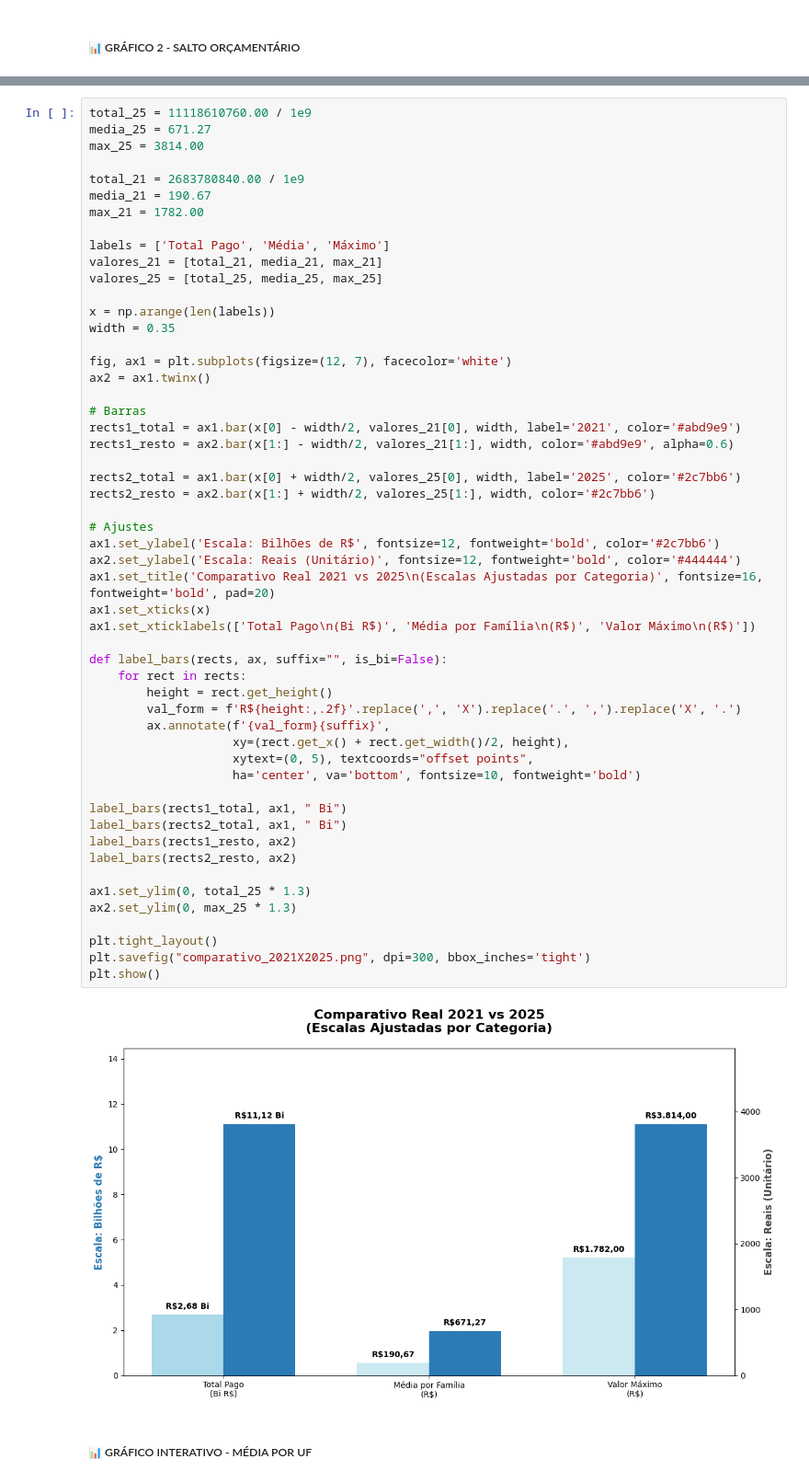
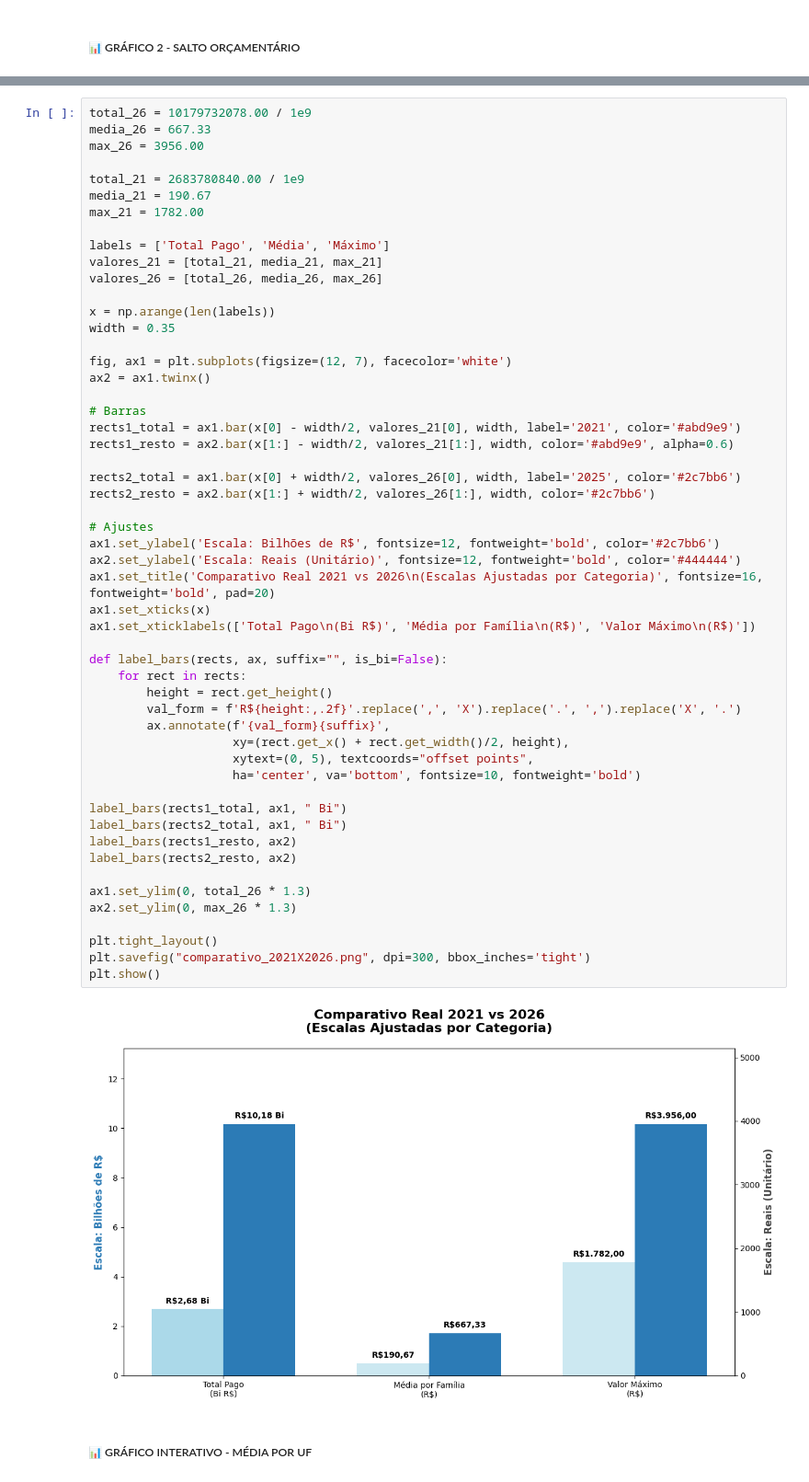
Before and after one commit to larissalucasefg-web/Projeto-Bolsa-Familia-2025, a Jupyter notebook: notebooks/analise_exploratoria.ipynb, the cells around one changed output, grey strips where cells are left out. Shown at 92% size. Cells and saved outputs as stored; diff of their text form.

```diff
--- a/notebooks/analise_exploratoria.ipynb
+++ b/notebooks/analise_exploratoria.ipynb
@@ -357,7 +357,7 @@ plt.show()
 # %%
-total_25 = 11118610760.00 / 1e9
-media_25 = 671.27
-max_25 = 3814.00
+total_26 = 10179732078.00 / 1e9
+media_26 = 667.33
+max_26 = 3956.00
 
 total_21 = 2683780840.00 / 1e9
 media_21 = 190.67
@@ -365,7 +365,7 @@ max_21 = 1782.00
 
 labels = ['Total Pago', 'Média', 'Máximo']
 valores_21 = [total_21, media_21, max_21]
-valores_25 = [total_25, media_25, max_25]
+valores_26 = [total_26, media_26, max_26]
 
 x = np.arange(len(labels))
 width = 0.35
@@ -375,40 +375,40 @@ ax2 = ax1.twinx()
 
 # Barras
 rects1_total = ax1.bar(x[0] - width/2, valores_21[0], width, label='2021', color='#abd9e9')
 rects1_resto = ax2.bar(x[1:] - width/2, valores_21[1:], width, color='#abd9e9', alpha=0.6)
 
-rects2_total = ax1.bar(x[0] + width/2, valores_25[0], width, label='2025', color='#2c7bb6')
-rects2_resto = ax2.bar(x[1:] + width/2, valores_25[1:], width, color='#2c7bb6')
+rects2_total = ax1.bar(x[0] + width/2, valores_26[0], width, label='2025', color='#2c7bb6')
+rects2_resto = ax2.bar(x[1:] + width/2, valores_26[1:], width, color='#2c7bb6')
 
 # Ajustes
 ax1.set_ylabel('Escala: Bilhões de R$', fontsize=12, fontweight='bold', color='#2c7bb6')
 ax2.set_ylabel('Escala: Reais (Unitário)', fontsize=12, fontweight='bold', color='#444444')
-ax1.set_title('Comparativo Real 2021 vs 2025\n(Escalas Ajustadas por Categoria)', fontsize=16, fontweight='bold', pad=20)
+ax1.set_title('Comparativo Real 2021 vs 2026\n(Escalas Ajustadas por Categoria)', fontsize=16, fontweight='bold', pad=20)
 ax1.set_xticks(x)
 ax1.set_xticklabels(['Total Pago\n(Bi R$)', 'Média por Família\n(R$)', 'Valor Máximo\n(R$)'])
 
 def label_bars(rects, ax, suffix="", is_bi=False):
     for rect in rects:
         height = rect.get_height()
         val_form = f'R${height:,.2f}'.replace(',', 'X').replace('.', ',').replace('X', '.')
         ax.annotate(f'{val_form}{suffix}',
                     xy=(rect.get_x() + rect.get_width()/2, height),
                     xytext=(0, 5), textcoords="offset points",
                     ha='center', va='bottom', fontsize=10, fontweight='bold')
 
 label_bars(rects1_total, ax1, " Bi")
 label_bars(rects2_total, ax1, " Bi")
 label_bars(rects1_resto, ax2)
 label_bars(rects2_resto, ax2)
 
-ax1.set_ylim(0, total_25 * 1.3)
-ax2.set_ylim(0, max_25 * 1.3)
+ax1.set_ylim(0, total_26 * 1.3)
+ax2.set_ylim(0, max_26 * 1.3)
 
 plt.tight_layout()
-plt.savefig("comparativo_2021X2025.png", dpi=300, bbox_inches='tight')
+plt.savefig("comparativo_2021X2026.png", dpi=300, bbox_inches='tight')
 plt.show()
 # %% [output]
-[figure, old version]
+[figure, new version]
 # %% [markdown]
 ##### 📊 GRÁFICO INTERATIVO - MÉDIA POR UF
 # %%
```
Also changed, not shown: parts of 14 cells of this notebook, 10 other files.
